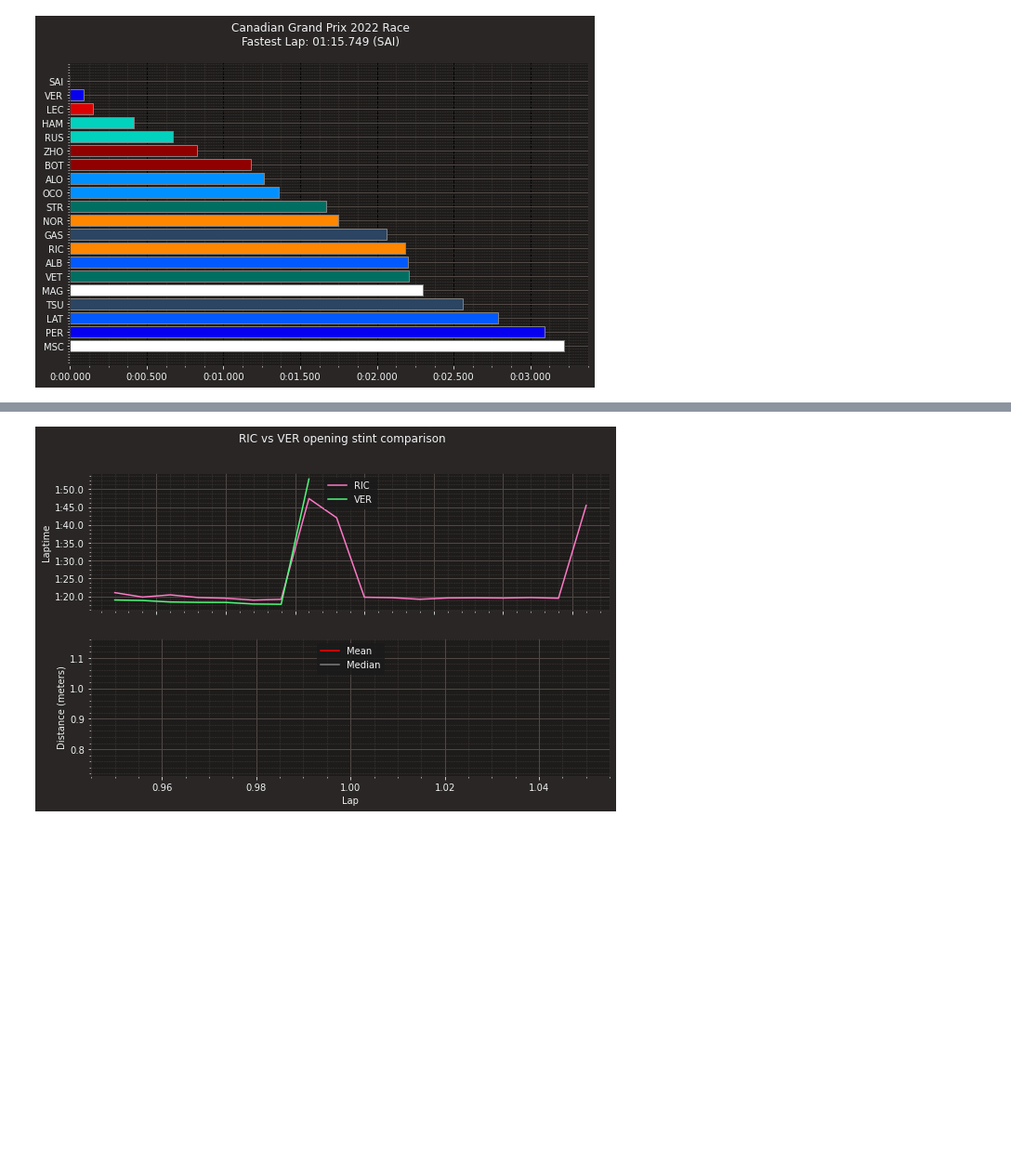
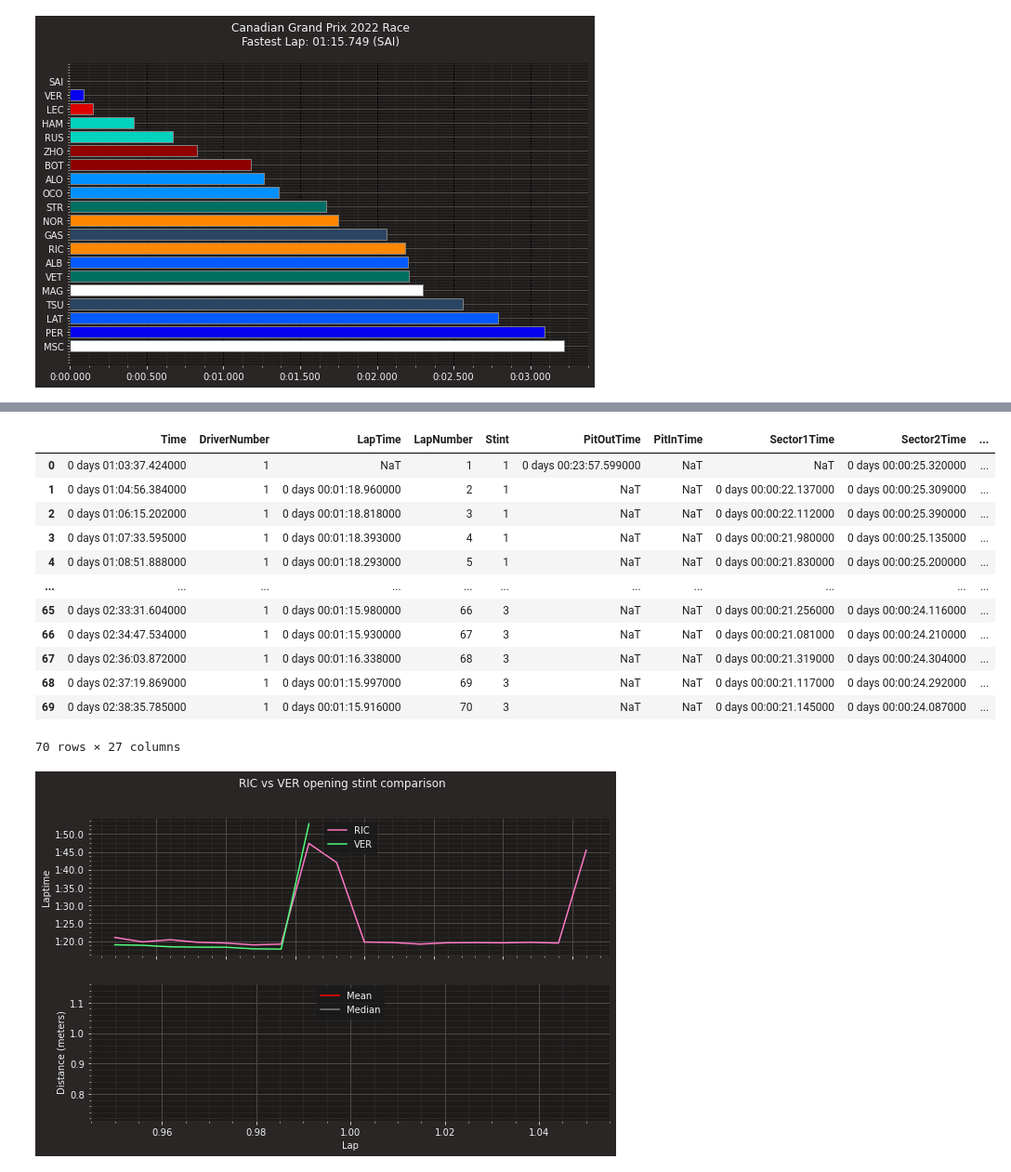
Before and after one commit to CamStevens15/F1_2022_race_analytics, a Jupyter notebook: Code_Analysis/Canadian_GP2022.ipynb, the cells around one changed output, grey strips where cells are left out. Shown at 93% size. Drawn from its saved outputs; the diff is of its cells as text; code cells hidden in the pictures; blank space fills up the shorter version.

```diff
--- a/Code_Analysis/Canadian_GP2022.ipynb
+++ b/Code_Analysis/Canadian_GP2022.ipynb
@@ -359 +385,17 @@ laps_ric
+# %%
+driver2
+# %% [output]
+|  | Time | DriverNumber | LapTime | LapNumber | Stint | PitOutTime | PitInTime | Sector1Time | Sector2Time | ... |
+| 0 | 0 days 01:03:37.424000 | 1 | NaT | 1 | 1 | 0 days 00:23:57.599000 | NaT | NaT | 0 days 00:00:25.320000 | ... |
+| 1 | 0 days 01:04:56.384000 | 1 | 0 days 00:01:18.960000 | 2 | 1 | NaT | NaT | 0 days 00:00:22.137000 | 0 days 00:00:25.309000 | ... |
+| 2 | 0 days 01:06:15.202000 | 1 | 0 days 00:01:18.818000 | 3 | 1 | NaT | NaT | 0 days 00:00:22.112000 | 0 days 00:00:25.390000 | ... |
+| 3 | 0 days 01:07:33.595000 | 1 | 0 days 00:01:18.393000 | 4 | 1 | NaT | NaT | 0 days 00:00:21.980000 | 0 days 00:00:25.135000 | ... |
+| 4 | 0 days 01:08:51.888000 | 1 | 0 days 00:01:18.293000 | 5 | 1 | NaT | NaT | 0 days 00:00:21.830000 | 0 days 00:00:25.200000 | ... |
+| ... | ... | ... | ... | ... | ... | ... | ... | ... | ... | ... |
+| 65 | 0 days 02:33:31.604000 | 1 | 0 days 00:01:15.980000 | 66 | 3 | NaT | NaT | 0 days 00:00:21.256000 | 0 days 00:00:24.116000 | ... |
+| 66 | 0 days 02:34:47.534000 | 1 | 0 days 00:01:15.930000 | 67 | 3 | NaT | NaT | 0 days 00:00:21.081000 | 0 days 00:00:24.210000 | ... |
+| 67 | 0 days 02:36:03.872000 | 1 | 0 days 00:01:16.338000 | 68 | 3 | NaT | NaT | 0 days 00:00:21.319000 | 0 days 00:00:24.304000 | ... |
+| 68 | 0 days 02:37:19.869000 | 1 | 0 days 00:01:15.997000 | 69 | 3 | NaT | NaT | 0 days 00:00:21.117000 | 0 days 00:00:24.292000 | ... |
+| 69 | 0 days 02:38:35.785000 | 1 | 0 days 00:01:15.916000 | 70 | 3 | NaT | NaT | 0 days 00:00:21.145000 | 0 days 00:00:24.087000 | ... |
+70 rows × 27 columns
 # %%
```
Also changed, not shown: parts of 7 cells of this notebook.
